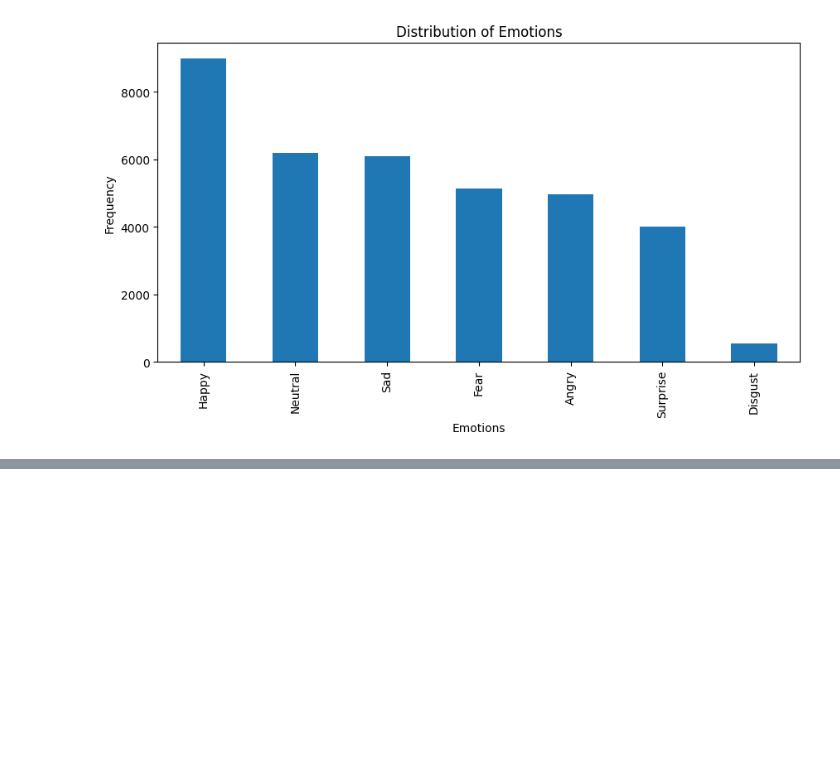
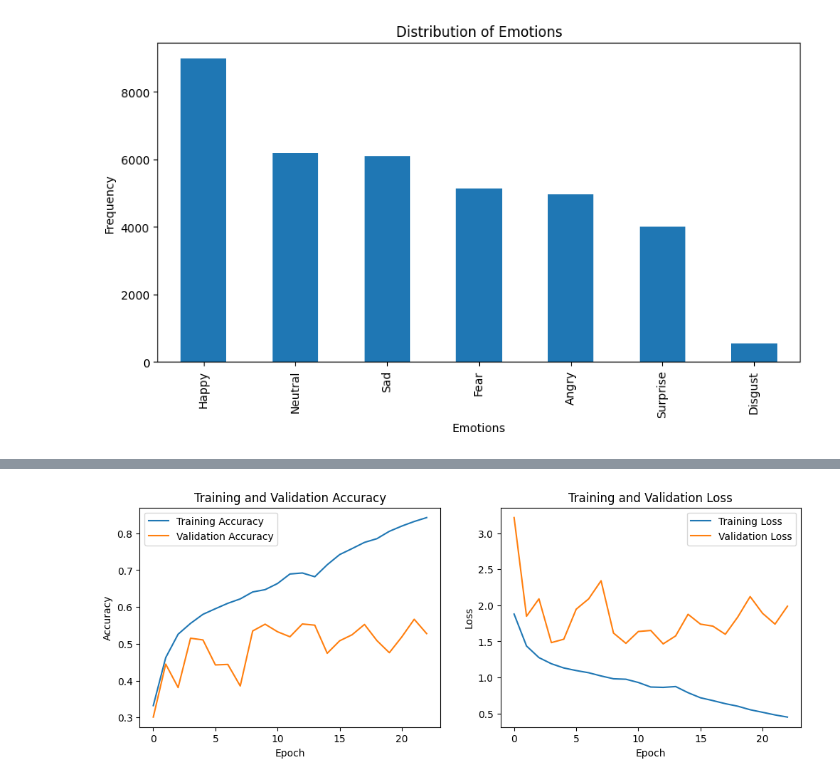
Before and after one commit to SpaceMonkey0453/Capstone-Project, a Jupyter notebook: Notebook.ipynb, the cells around one changed output, grey strips where cells are left out. Drawn from its saved outputs; the diff is of its cells as text; code cells hidden in the pictures; blank space fills up the shorter version.

```diff
--- a/Notebook.ipynb
+++ b/Notebook.ipynb
@@ -434,0 +493,21 @@ plt.show()
+# %%
+from tensorflow.keras.callbacks import EarlyStopping
+early_stop = EarlyStopping(monitor='val_loss', patience=10, restore_best_weights=True)
+
+# Build and compile the new model
+model_v3 = build_model_v3()
+
+# Train the new model with early stopping
+history_v3 = model_v3.fit(
+    X_train, y_train,
+    epochs=500,
+    batch_size=32,
+    validation_data=(X_test, y_test),
+    callbacks=[early_stop]
+)
+
+# Evaluate the new model on the test data
+test_loss_v3, test_acc_v3 = model_v3.evaluate(X_test, y_test, verbose=0)
+
+print("Test loss (v3):", test_loss_v3)
+print("Test accuracy (v3):", test_acc_v3)
@@ -434,0 +532,25 @@ plt.show()
+# %%
+import matplotlib.pyplot as plt
+
+# Plot the training and validation accuracy
+plt.figure(figsize=(12, 4))
+plt.subplot(1, 2, 1)
+plt.plot(history_v3.history['accuracy'], label='Training Accuracy')
+plt.plot(history_v3.history['val_accuracy'], label='Validation Accuracy')
+plt.xlabel('Epoch')
+plt.ylabel('Accuracy')
+plt.legend()
+plt.title('Training and Validation Accuracy')
+
+# Plot the training and validation loss
+plt.subplot(1, 2, 2)
+plt.plot(history_v3.history['loss'], label='Training Loss')
+plt.plot(history_v3.history['val_loss'], label='Validation Loss')
+plt.xlabel('Epoch')
+plt.ylabel('Loss')
+plt.legend()
+plt.title('Training and Validation Loss')
+
+plt.show()
+# %% [output]
+[figure, added]
```
Also changed, not shown: parts of 21 cells of this notebook.
